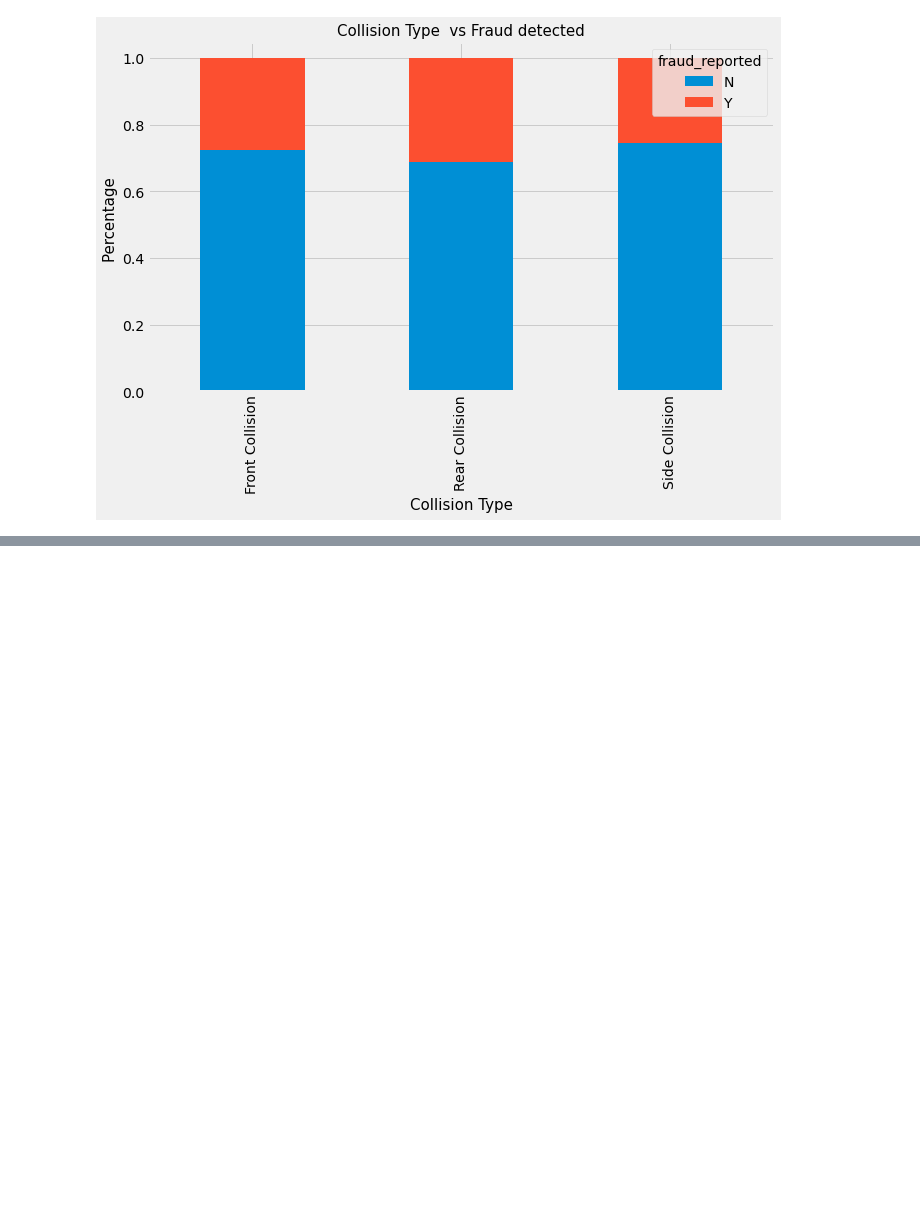
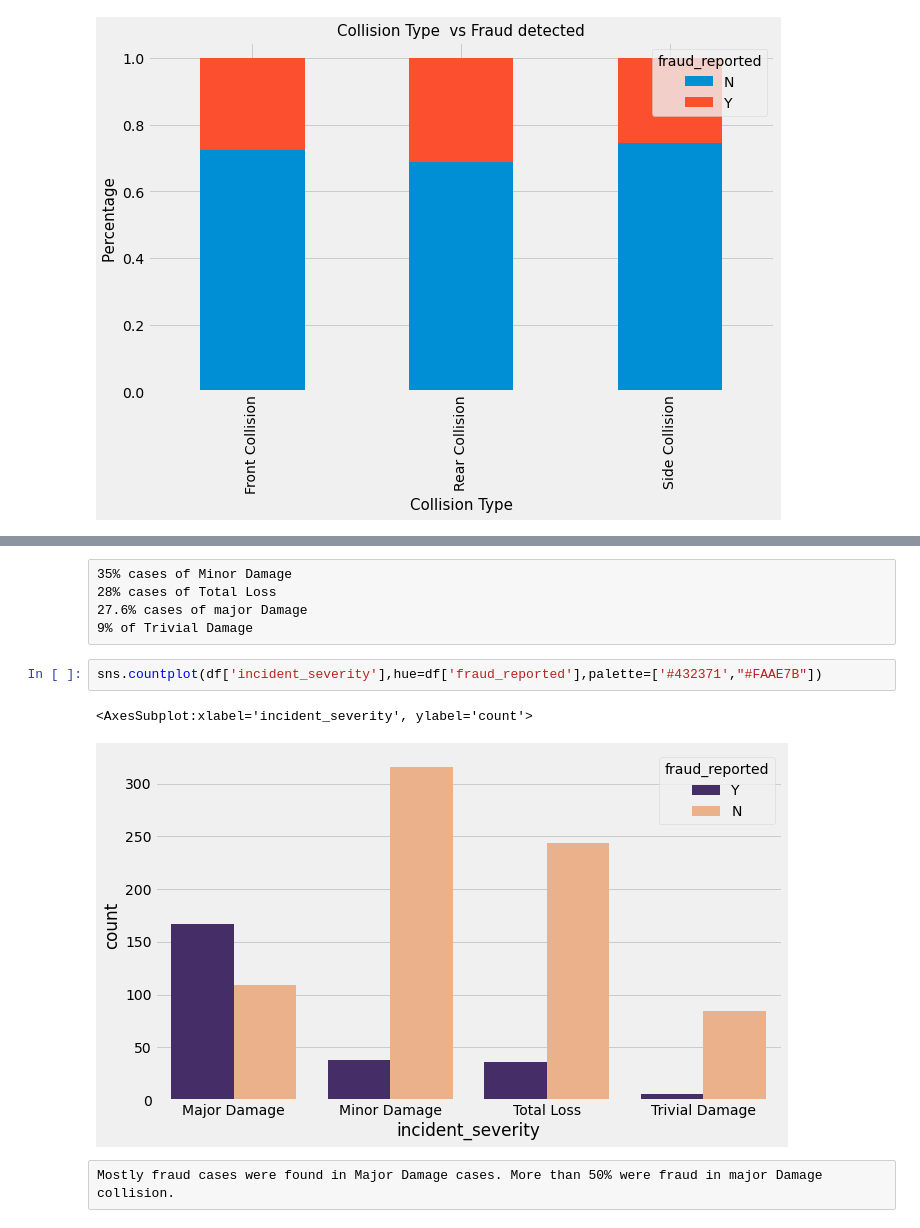
Before and after one commit to mohittomar2008/Insurance-Claims--Fraud-Detection, a Jupyter notebook: Insurance Claims- Fraud Detection.ipynb, the cells around one changed output, grey strips where cells are left out. Saved outputs shown, nothing was run; the diff lists cells and outputs as text; blank space fills up the shorter version.

```diff
--- a/Insurance Claims- Fraud Detection.ipynb
+++ b/Insurance Claims- Fraud Detection.ipynb
@@ -442,0 +494,12 @@ Text(0, 0.5, 'Percentage ')
+# %% [raw]
+35% cases of Minor Damage
+28% cases of Total Loss
+27.6% cases of major Damage
+9% of Trivial Damage
+# %%
+sns.countplot(df['incident_severity'],hue=df['fraud_reported'],palette=['#432371',"#FAAE7B"])
+# %% [output]
+<AxesSubplot:xlabel='incident_severity', ylabel='count'>
+[figure, added]
+# %% [raw]
+Mostly fraud cases were found in Major Damage cases. More than 50% were fraud in major Damage collision.
```
Also changed, not shown: parts of 73 cells of this notebook.
